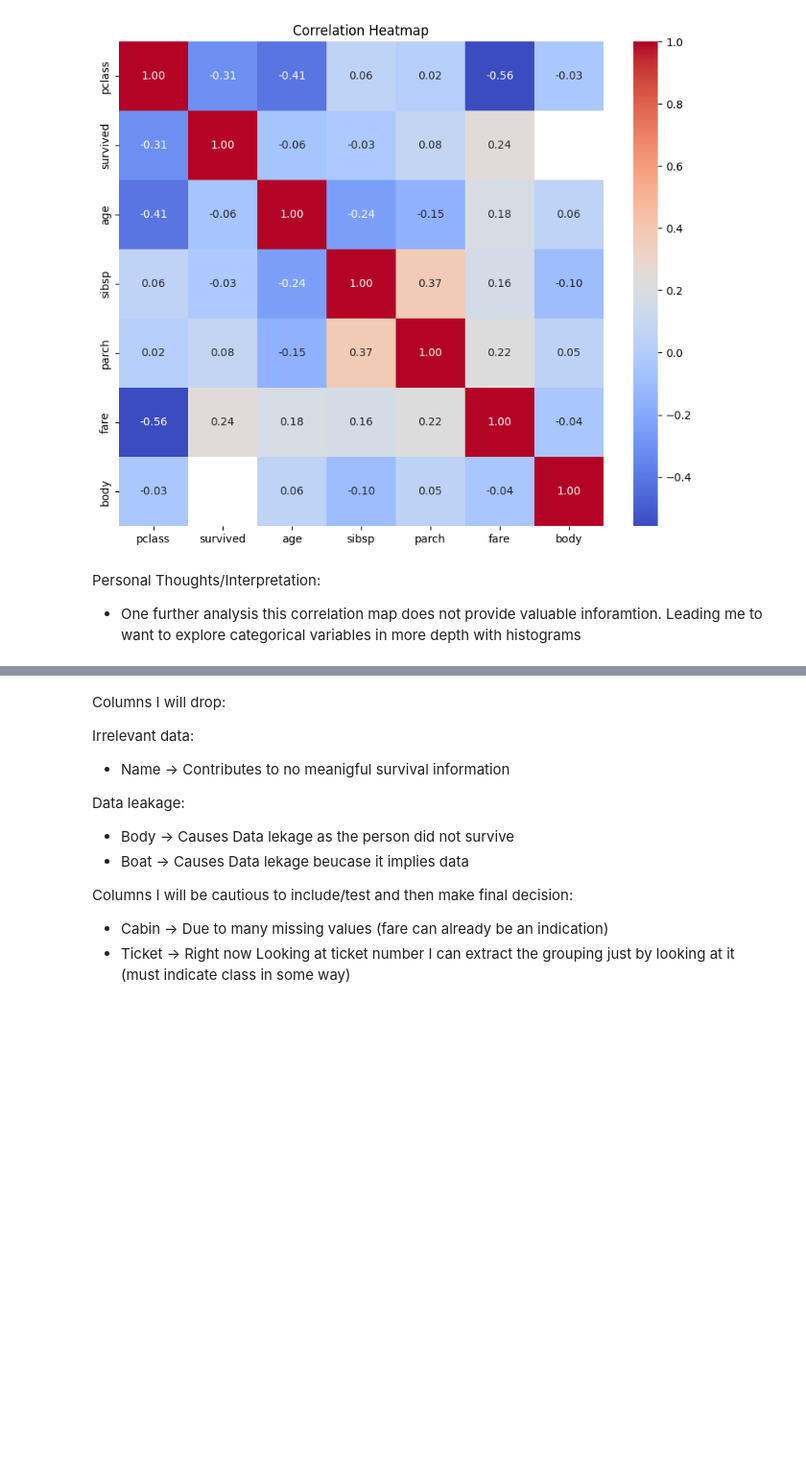
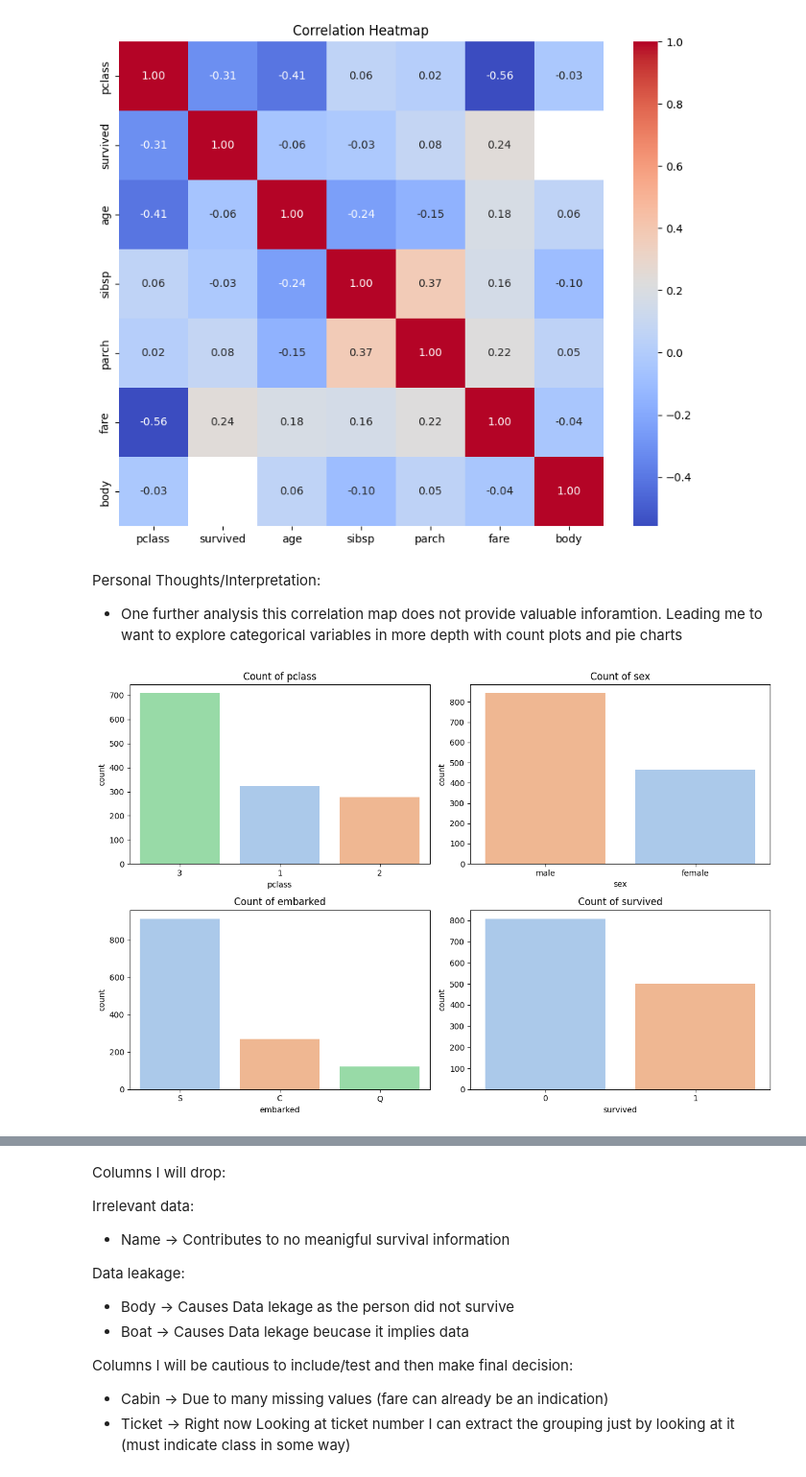
Before and after one commit to lucaskvz/AI-MACHINE-LEARNING-FOUNDATIONS, a Jupyter notebook: assignment_1_Lucas_Van_Zyl.ipynb, the cells around one changed output, grey strips where cells are left out. Shown at 96% size. Drawn from its saved outputs; the diff is of its cells as text; code cells hidden in the pictures; blank space fills up the shorter version.

Commit message:
Finished all the tasks will return tommorow to finalise all the text I have written regarding my choices making sure everything is presentable for submission

```diff
--- a/assignment_1_Lucas_Van_Zyl.ipynb
+++ b/assignment_1_Lucas_Van_Zyl.ipynb
@@ -24,0 +17,4 @@ df.head()
+# %%
+df = pd.read_excel("data/titanic3.xls") # This DF is reserved for model training
+dfEDA = df.copy() # This is a copy of the dataframe I will use to do eda I realsied that I should have include this in the beggining
+df.head()
@@ -171,4 +174,19 @@ plt.show()
 # %% [markdown]
 Personal Thoughts/Interpretation:
 
-- One further analysis this correlation map does not provide valuable inforamtion. Leading me to want to explore categorical variables in more depth with histograms
+- One further analysis this correlation map does not provide valuable inforamtion. Leading me to want to explore categorical variables in more depth with count plots and pie charts
+# %%
+fig, axes = plt.subplots(2, 2, figsize=(12, 8))
+categoricalCols = ['pclass', 'sex', 'embarked', 'survived']
+
+for col, ax in zip(categoricalCols, axes.flatten()):
+    if col in dfEDA.columns:
+        sns.countplot(x=df[col], hue=df[col], ax=ax, order=df[col].value_counts().index, palette="pastel", legend=False)
+        ax.set_title(f"Count of {col}")
+    else:
+        ax.set_title(f"{col} not found in dataset")
+
+plt.tight_layout()
+plt.show()
+# %% [output]
+[figure, added]
```
Also changed, not shown: parts of 31 cells of this notebook.
